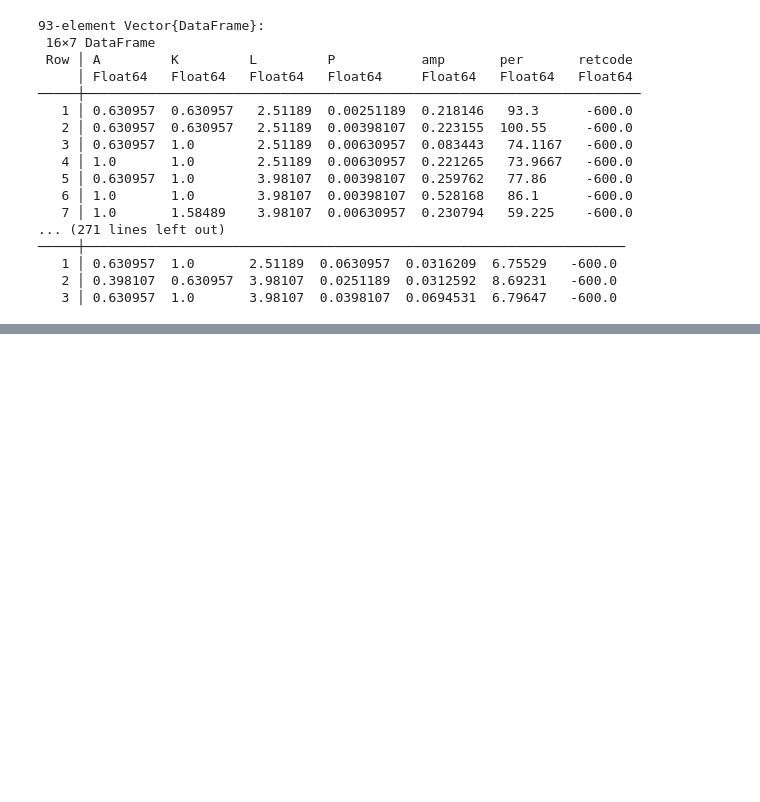
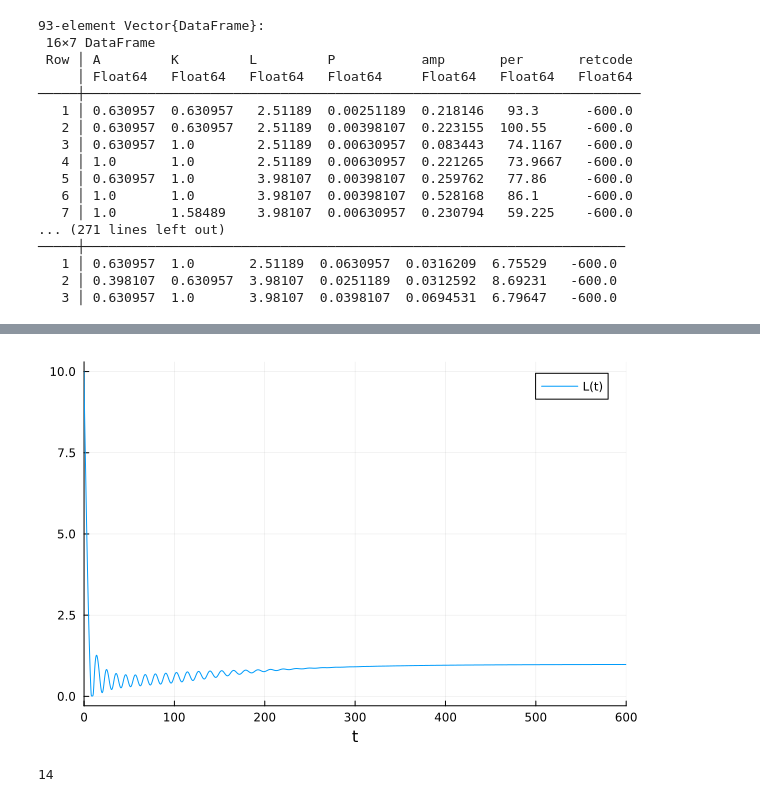
Before and after one commit to egreenberg7/Julia, a Jupyter notebook: ExperimentalFullModelWork/MaybeOscWork.ipynb, the cells around one changed output, grey strips where cells are left out. Saved outputs shown, nothing was run; the diff lists cells and outputs as text; code cells hidden in the pictures; blank space fills up the shorter version.

Commit message:
Fix indexing to get right plots

```diff
--- a/ExperimentalFullModelWork/MaybeOscWork.ipynb
+++ b/ExperimentalFullModelWork/MaybeOscWork.ipynb
@@ -144,3 +148,5 @@ df[df[:,:oscFound] .> 2, :]
 | 1 | 3.16228 | 3.16228 | 10.0 | 0.1 | 0.265087 | 10000.0 | -100.0 | 0.1 | 0.00316228 | 6.30957 | 0.316228 | ... |
 | 2 | 3.16228 | 3.16228 | 10.0 | 0.1 | 0.270567 | 10000.0 | -100.0 | 0.1 | 0.00316228 | 2.51189 | 0.316228 | ... |
 | 3 | 3.16228 | 3.16228 | 10.0 | 0.1 | 0.26719 | 10000.0 | -100.0 | 0.1 | 0.00316228 | 3.98107 | 0.316228 | ... |
+# %%
+p=[0.1, 0.31622776601683794, 1.183772233983162, 0.0007, 0.002, 0.118, 0.0609, 0.0031622776601683794, 0.091706052144883, 6.309573444801933, 160.7733643472754, 85.3, 10000.0]
@@ -146,0 +168,17 @@ df[df[:,:oscFound] .> 2, :]
+# %%
+u0[1] = 10.0
+u0[2] = 3.16228
+u0[3] = 0.1
+u0[4] = 3.16228
+sol = solve(remake(prob, u0=u0,tspan=(0.0,600.0),p=p), Rodas4(),save_idxs=1,maxiters=30000,verbose=false, saveat=0.1)
+plot(sol)
+# %% [output]
+[figure, added]
+# %%
+for i in 1:93
+    if all(potentialPs[i, :] .== p)
+        println(i)
+    end
+end
+# %% [output]
+14
```
Also changed, not shown: parts of 12 cells of this notebook, 1 other file.
